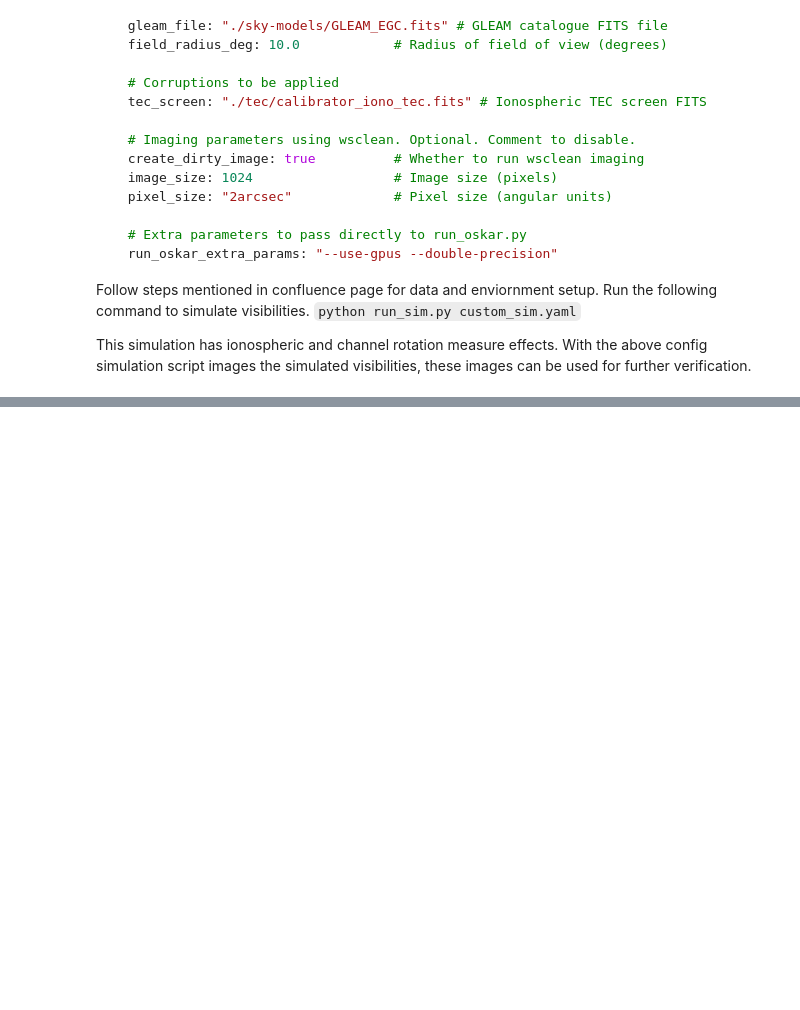
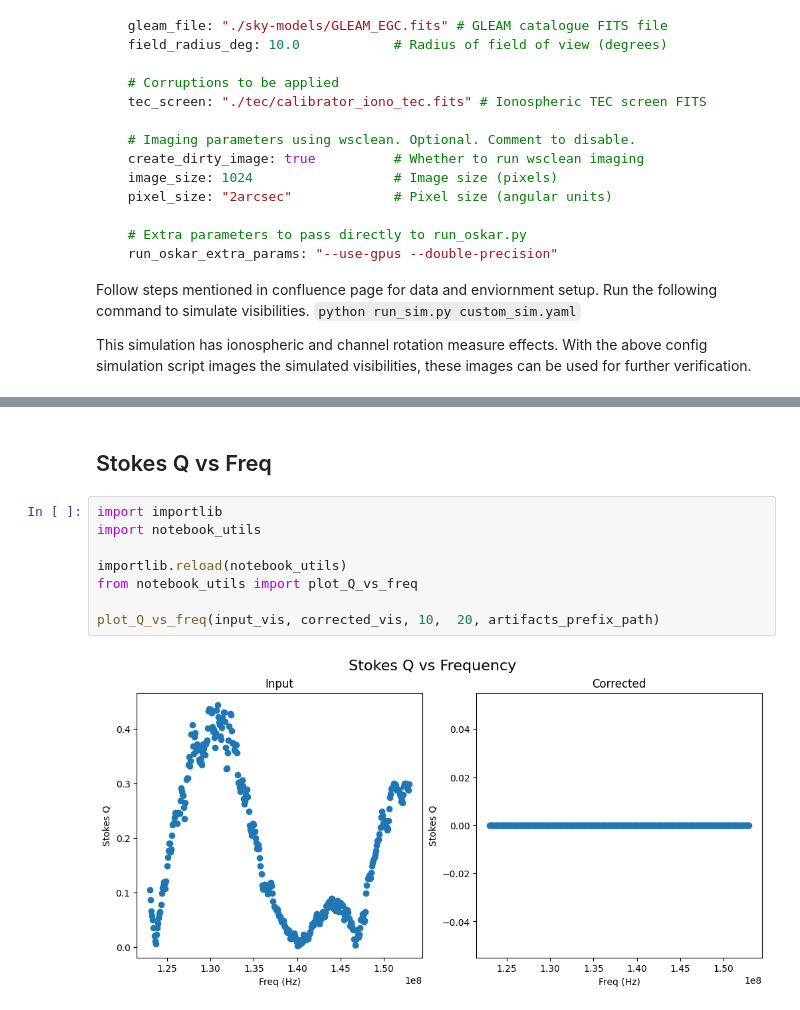
Before and after one commit to jlima91/ska-sdp-instrumental-calibration, a Jupyter notebook: notebooks/validations/validate_channel_rm_stage.ipynb, the cells around one changed output, grey strips where cells are left out. Cells and saved outputs as stored; diff of their text form; blank space fills up the shorter version.

```diff
--- a/notebooks/validations/validate_channel_rm_stage.ipynb
+++ b/notebooks/validations/validate_channel_rm_stage.ipynb
@@ -239,0 +249,12 @@ def plot_pol_angle_vs_freq_xarray(vis):
+# %% [markdown]
+## Stokes Q vs Freq
+# %%
+import importlib
+import notebook_utils
+
+importlib.reload(notebook_utils)
+from notebook_utils import plot_Q_vs_freq
+
+plot_Q_vs_freq(input_vis, corrected_vis, 10,  20, artifacts_prefix_path)
+# %% [output]
+[figure, added]
```
Also changed, not shown: parts of 19 cells of this notebook, 5 other files.
